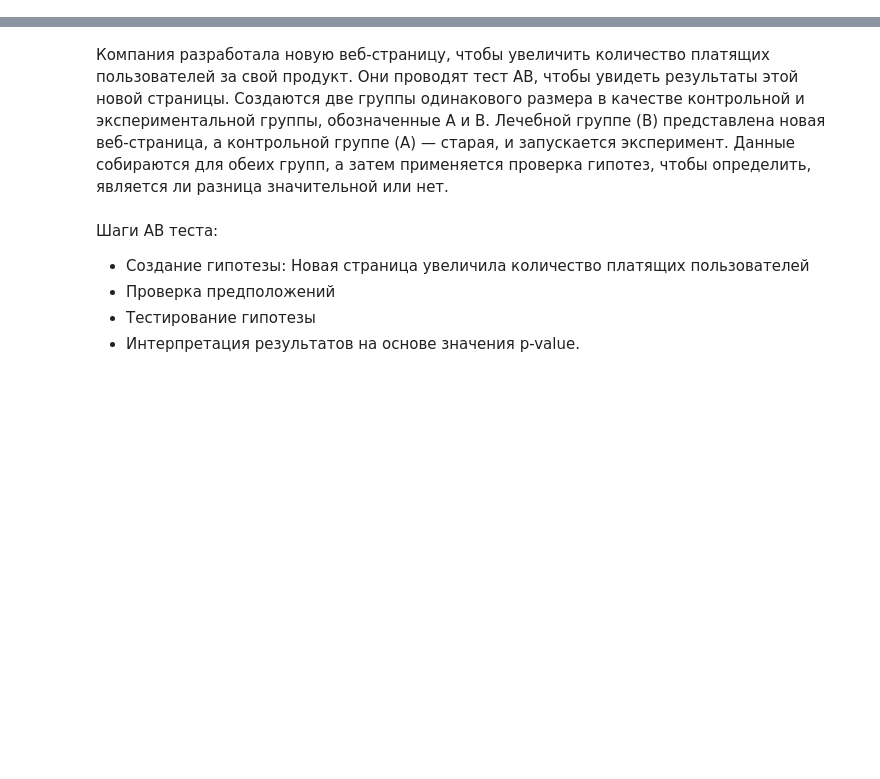
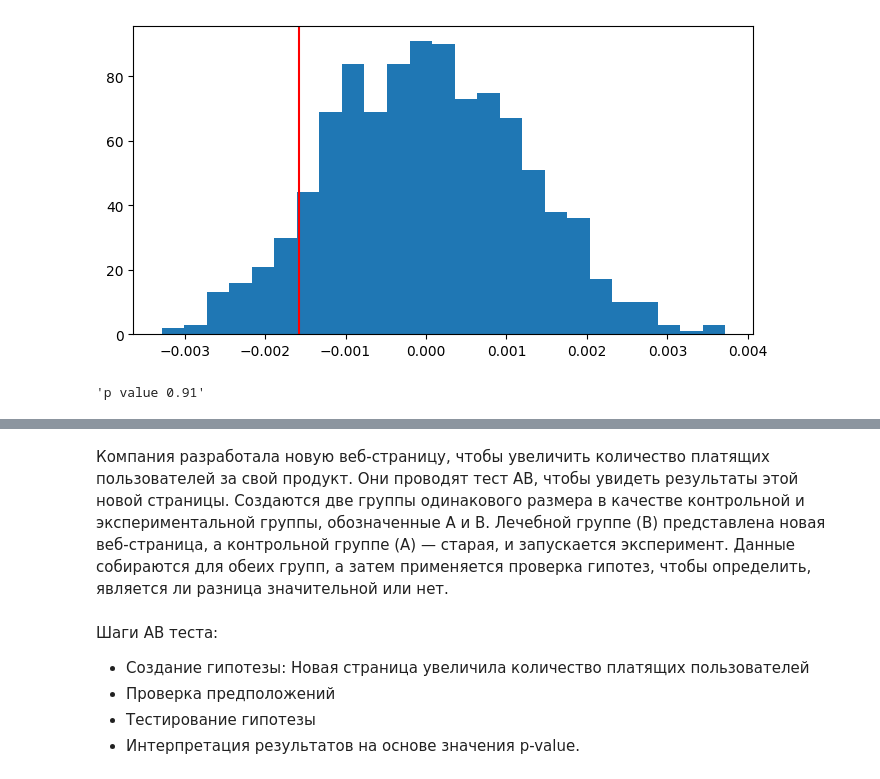
Before and after one commit to DieNice/lessons_notebooks, a Jupyter notebook: lesson_6/lesson_6.ipynb, the cells around one changed output, grey strips where cells are left out. Cells and saved outputs as stored; diff of their text form; code cells hidden in the pictures; blank space fills up the shorter version.

```diff
--- a/lesson_6/lesson_6.ipynb
+++ b/lesson_6/lesson_6.ipynb
@@ -0,0 +247,16 @@
+# %%
+# Постройте статистику с нулевым распределением
+control_mean = df2[df2["group"] == "control"]["converted"].mean()
+treat_mean = df2[df2["group"] == "treatment"]["converted"].mean()
+obs_diff = treat_mean - control_mean
+
+plt.figure(figsize = (8,4), dpi = 100)
+plt.hist(null_vals, bins = 25)
+plt.axvline(obs_diff, c='red')
+plt.show()
+# %% [output]
+[figure, added]
+# %%
+f"p value {(null_vals > obs_diff).mean()}"
+# %% [output]
+'p value 0.91'
```
Also changed, not shown: parts of 42 cells of this notebook, 1 other file.
